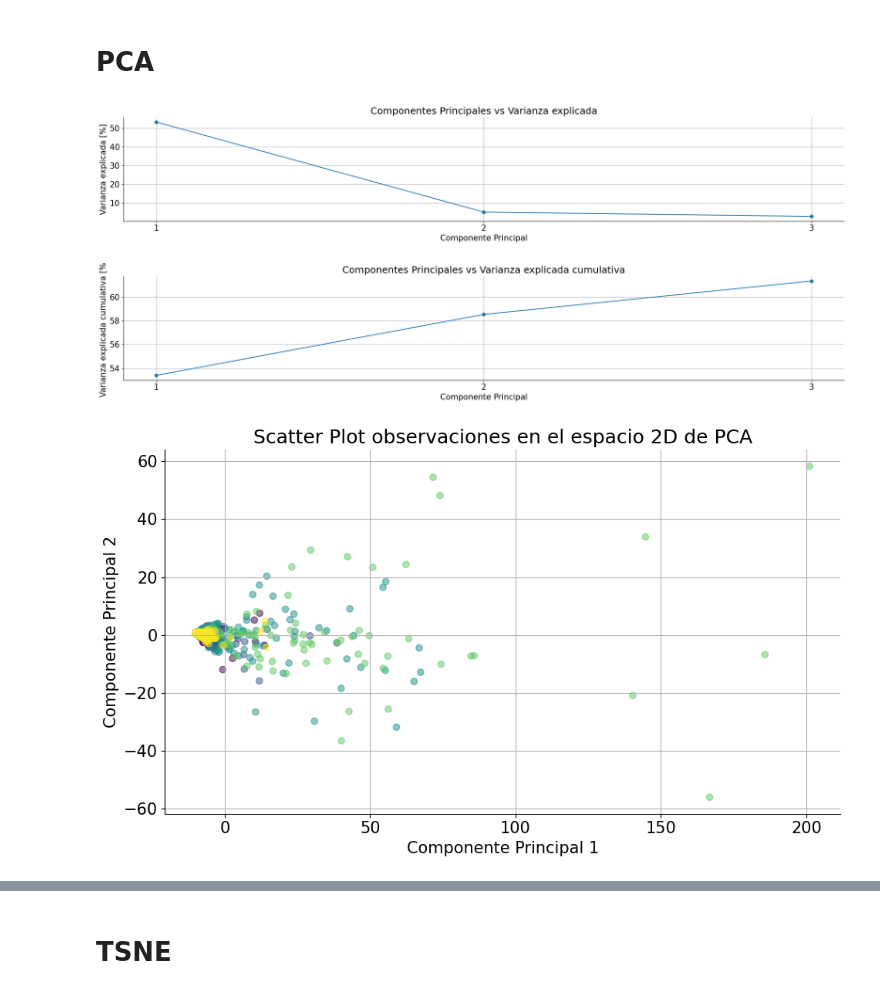
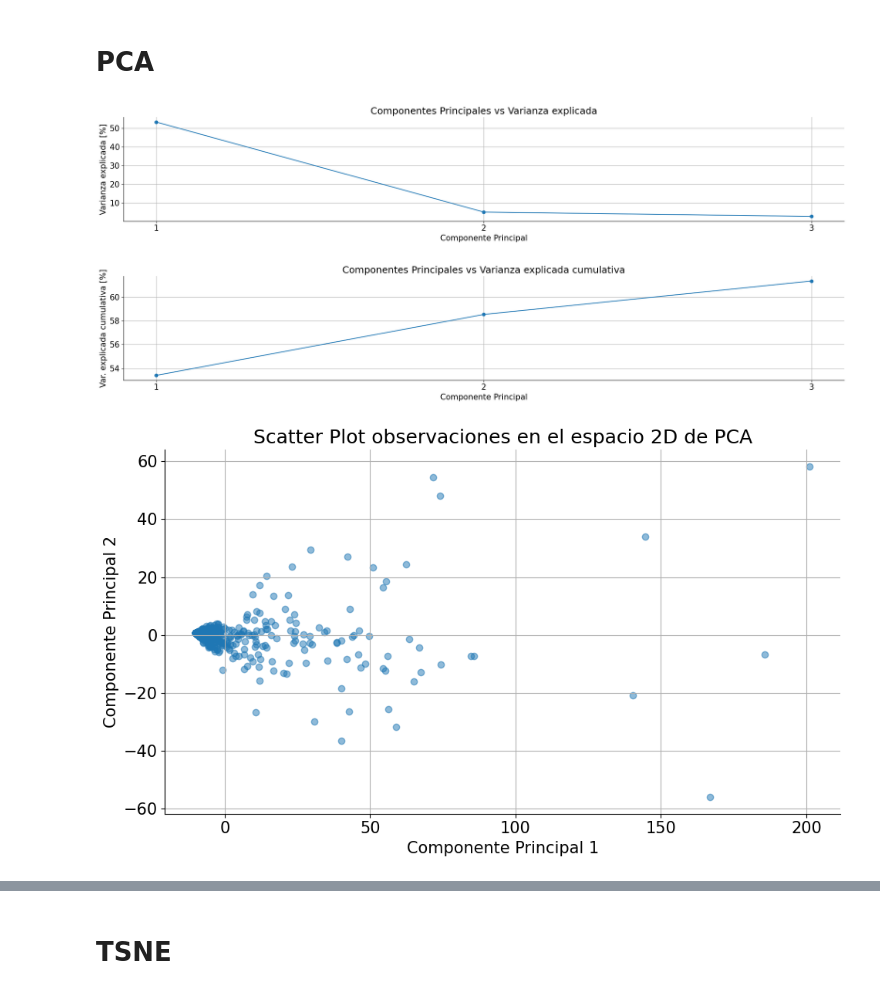
Before and after one commit to ImNotGone/NC_TP1, a Jupyter notebook: src/tp1_ej2.ipynb, the cells around one changed output, grey strips where cells are left out. Drawn from its saved outputs; the diff is of its cells as text; code cells hidden in the pictures.

```diff
--- a/src/tp1_ej2.ipynb
+++ b/src/tp1_ej2.ipynb
@@ -98,34 +98,35 @@ plt.show()
 
 cumulative_variance = np.zeros(explained_variance.shape)
 for i in range(len(explained_variance)):
     for j in range(0, i+1):
         cumulative_variance[i] += explained_variance[j]
 
 # Cumulative variance vs Principal component
 plt.plot(range(1, len(cumulative_variance) + 1), cumulative_variance*100, marker='o')
 plt.xticks(range(1, len(cumulative_variance) +1))
 plt.xlabel("Componente Principal")
-plt.ylabel("Varianza explicada cumulativa [%]")
+plt.ylabel("Var. explicada cumulativa [%]")
 plt.title("Componentes Principales vs Varianza explicada cumulativa")
 plt.grid(True)
 plt.show()
 
 # 10 colores
-colores = [(i // (len(pca_results)//5)) + 1 for i in range(len(pca_results))]
+# colores = [(i // (len(pca_results)//5)) + 1 for i in range(len(pca_results))]
 
 # PC1 vs. PC2
 plt.figure(figsize=(10, 6))
 plt.scatter(pca_results[:, 0],  # PCA1
             pca_results[:, 1],  # PCA2
             alpha=0.5,          # Transparencia
-            c=colores)          # asignacion de colores
+            #c=colores          # asignacion de colores
+            )
 
 plt.title('Scatter Plot observaciones en el espacio 2D de PCA')
 plt.xlabel('Componente Principal 1')
 plt.ylabel('Componente Principal 2')
 plt.grid(True)
 plt.show()
 # %% [output]
 [figure]
 [figure]
-[figure, old version]
+[figure, new version]
```
Also changed, not shown: parts of 11 cells of this notebook.
